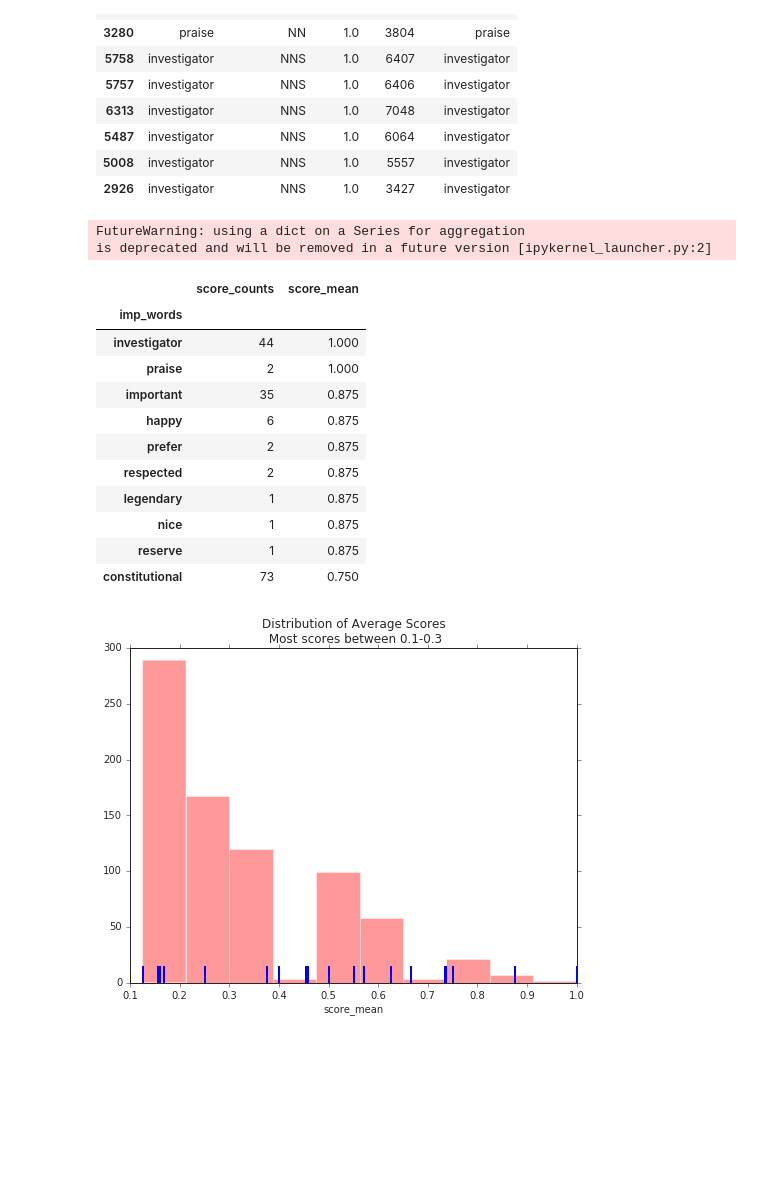
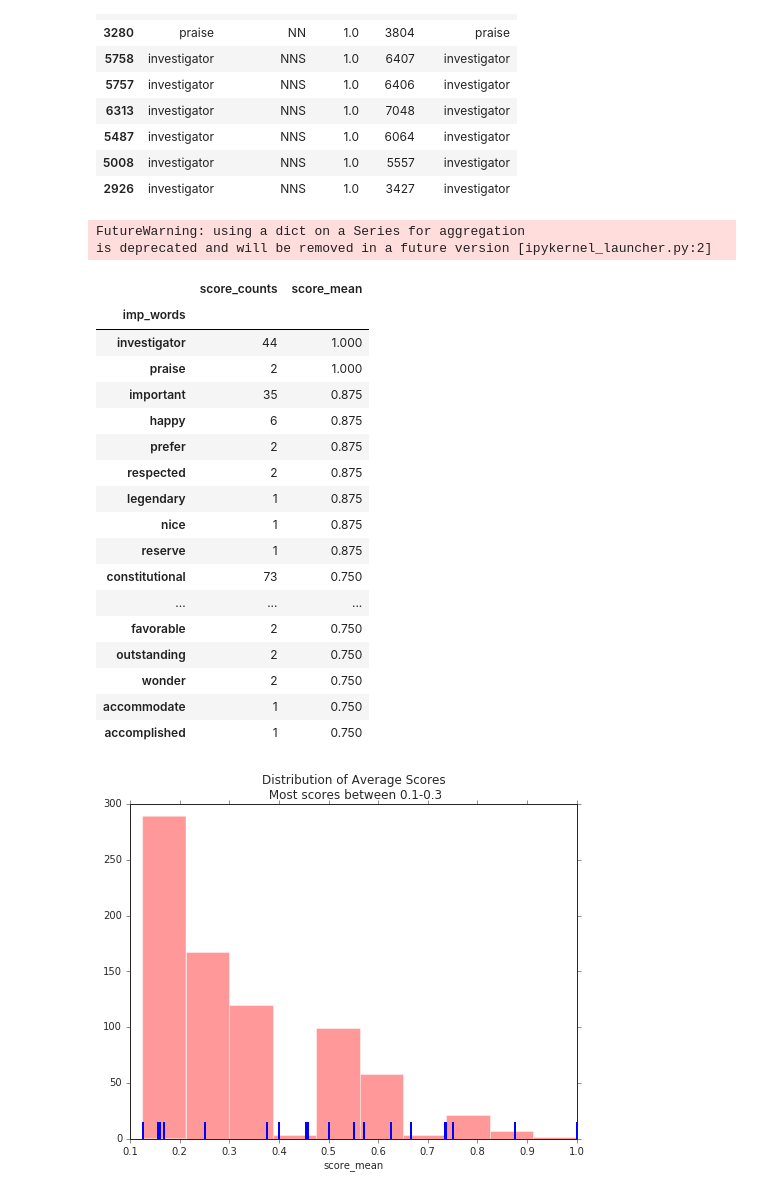
Before and after one commit to Gabya06/mueller, a Jupyter notebook: MuellerReportAnalysis.ipynb, the cells around one changed output. Drawn from its saved outputs; the diff is of its cells as text; code cells hidden in the pictures; blank space fills up the shorter version.

```diff
--- a/MuellerReportAnalysis.ipynb
+++ b/MuellerReportAnalysis.ipynb
@@ -380,22 +381,28 @@ sent_data.sort_values(by = 'scores', ascending=False).head(10)
 # %%
 # get stats on words - which words have highest score & count
 word_stats = sent_data.groupby('imp_words').scores.agg({'score_mean':'mean', 'score_counts':'count'})
-word_stats.sort_values(by=['score_mean','score_counts'], ascending=False).head(10)
+word_stats.sort_values(by=['score_mean','score_counts'], ascending=False).head(20)
 # %% [output]
 FutureWarning: using a dict on a Series for aggregation
 is deprecated and will be removed in a future version [ipykernel_launcher.py:2]
 |  | score_counts | score_mean |
 | imp_words |  |  |
 | investigator | 44 | 1.000 |
 | praise | 2 | 1.000 |
 | important | 35 | 0.875 |
 | happy | 6 | 0.875 |
 | prefer | 2 | 0.875 |
 | respected | 2 | 0.875 |
 | legendary | 1 | 0.875 |
 | nice | 1 | 0.875 |
 | reserve | 1 | 0.875 |
 | constitutional | 73 | 0.750 |
+| ... | ... | ... |
+| favorable | 2 | 0.750 |
+| outstanding | 2 | 0.750 |
+| wonder | 2 | 0.750 |
+| accommodate | 1 | 0.750 |
+| accomplished | 1 | 0.750 |
 # %%
 # plot distribution of scores
 fig, ax = plt.subplots(figsize = (8,6))
```
Also changed, not shown: parts of 1 cell of this notebook, 4 other files.
